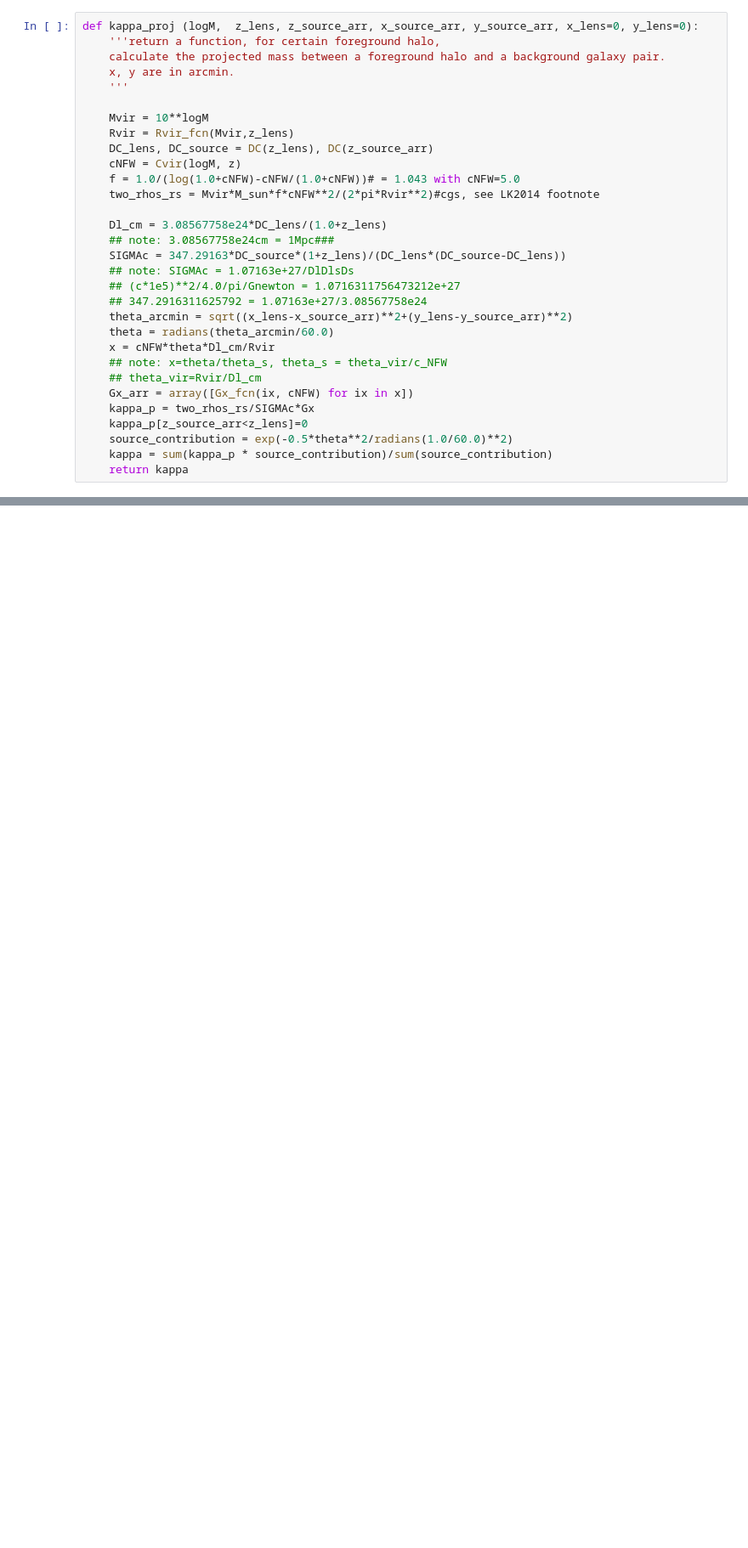
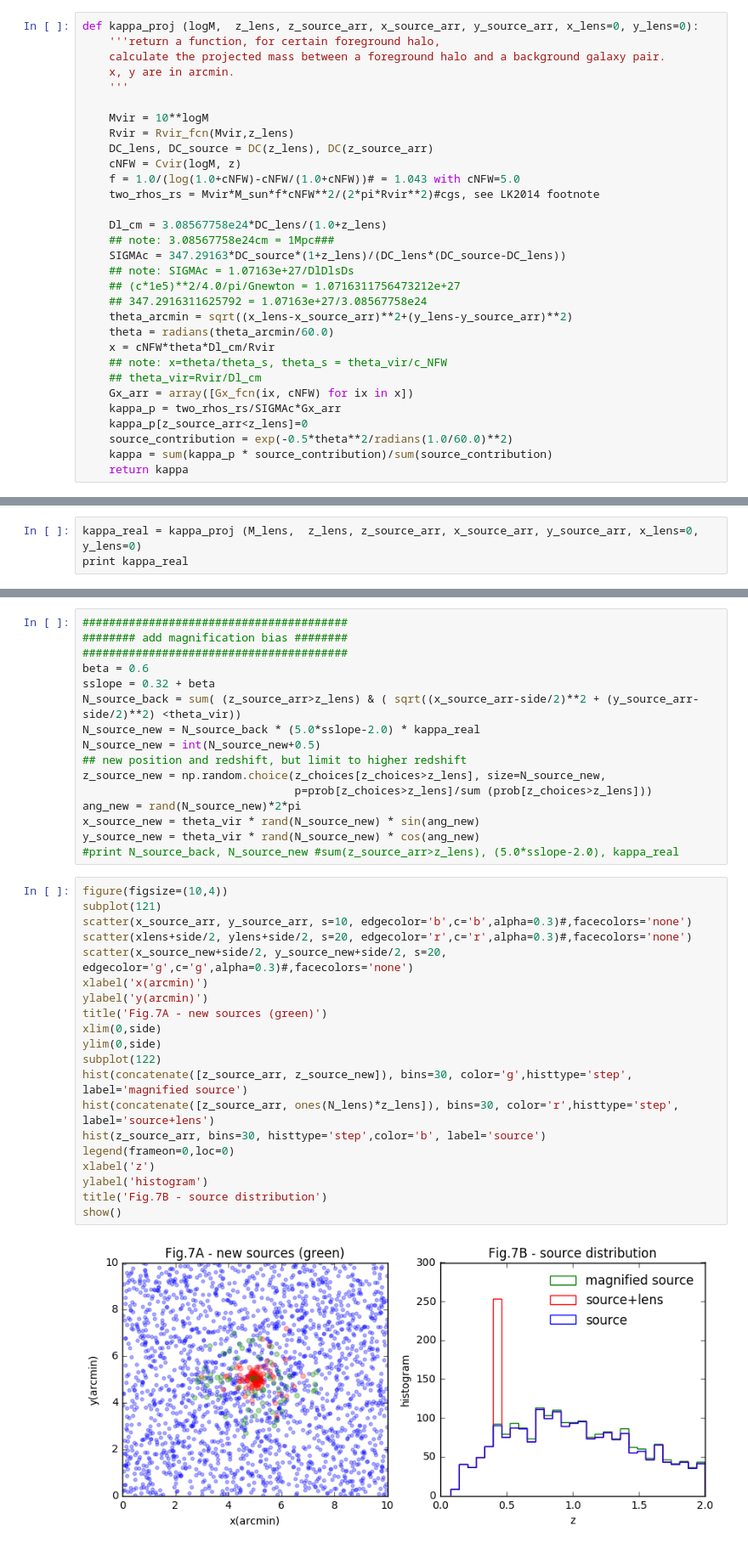
Before and after one commit to liuxx479/peak-bias, a Jupyter notebook: plots.ipynb, the cells around one changed output, grey strips where cells are left out. Shown at 85% size. Cells and saved outputs as stored; diff of their text form; blank space fills up the shorter version.

```diff
--- a/plots.ipynb
+++ b/plots.ipynb
@@ -142,7 +148,7 @@ def kappa_proj (logM,  z_lens, z_source_arr, x_source_arr, y_source_arr, x_lens=
     ## note: x=theta/theta_s, theta_s = theta_vir/c_NFW
     ## theta_vir=Rvir/Dl_cm
     Gx_arr = array([Gx_fcn(ix, cNFW) for ix in x])
-    kappa_p = two_rhos_rs/SIGMAc*Gx
+    kappa_p = two_rhos_rs/SIGMAc*Gx_arr
     kappa_p[z_source_arr<z_lens]=0
     source_contribution = exp(-0.5*theta**2/radians(1.0/60.0)**2)
     kappa = sum(kappa_p * source_contribution)/sum(source_contribution)
@@ -200,3 +215,6 @@ title('Fig.6B source distribution')
 show()
 # %% [output]
 [figure]
+# %%
+kappa_real = kappa_proj (M_lens,  z_lens, z_source_arr, x_source_arr, y_source_arr, x_lens=0, y_lens=0)
+print kappa_real
@@ -202,0 +223,38 @@ show()
+# %%
+########################################
+######## add magnification bias ########
+########################################
+beta = 0.6
+sslope = 0.32 + beta
+N_source_back = sum( (z_source_arr>z_lens) & ( sqrt((x_source_arr-side/2)**2 + (y_source_arr-side/2)**2) <theta_vir))
+N_source_new = N_source_back * (5.0*sslope-2.0) * kappa_real
+N_source_new = int(N_source_new+0.5)
+## new position and redshift, but limit to higher redshift
+z_source_new = np.random.choice(z_choices[z_choices>z_lens], size=N_source_new,
+                                p=prob[z_choices>z_lens]/sum (prob[z_choices>z_lens]))
+ang_new = rand(N_source_new)*2*pi
+x_source_new = theta_vir * rand(N_source_new) * sin(ang_new)
+y_source_new = theta_vir * rand(N_source_new) * cos(ang_new)
+#print N_source_back, N_source_new #sum(z_source_arr>z_lens), (5.0*sslope-2.0), kappa_real
+# %%
+figure(figsize=(10,4))
+subplot(121)
+scatter(x_source_arr, y_source_arr, s=10, edgecolor='b',c='b',alpha=0.3)#,facecolors='none')
+scatter(xlens+side/2, ylens+side/2, s=20, edgecolor='r',c='r',alpha=0.3)#,facecolors='none')
+scatter(x_source_new+side/2, y_source_new+side/2, s=20, edgecolor='g',c='g',alpha=0.3)#,facecolors='none')
+xlabel('x(arcmin)')
+ylabel('y(arcmin)')
+title('Fig.7A - new sources (green)')
+xlim(0,side)
+ylim(0,side)
+subplot(122)
+hist(concatenate([z_source_arr, z_source_new]), bins=30, color='g',histtype='step', label='magnified source')
+hist(concatenate([z_source_arr, ones(N_lens)*z_lens]), bins=30, color='r',histtype='step', label='source+lens')
+hist(z_source_arr, bins=30, histtype='step',color='b', label='source')
+legend(frameon=0,loc=0)
+xlabel('z')
+ylabel('histogram')
+title('Fig.7B - source distribution')
+show()
+# %% [output]
+[figure, added]
```
Also changed, not shown: parts of 7 cells of this notebook.
